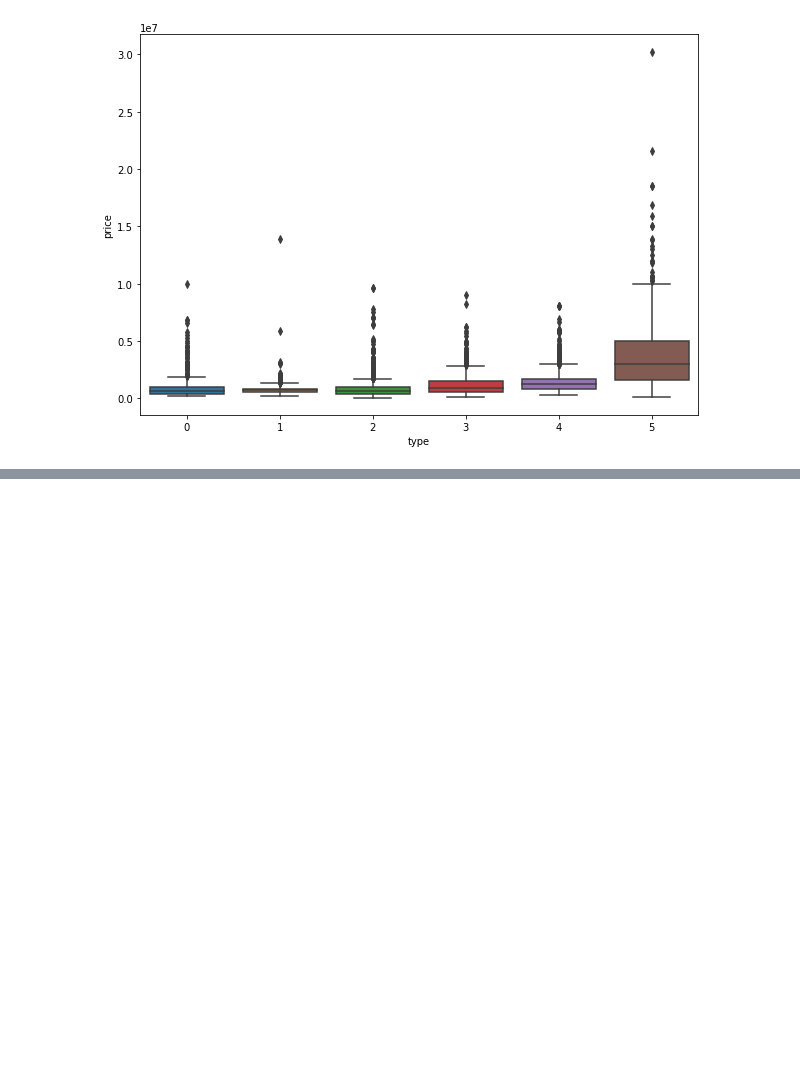
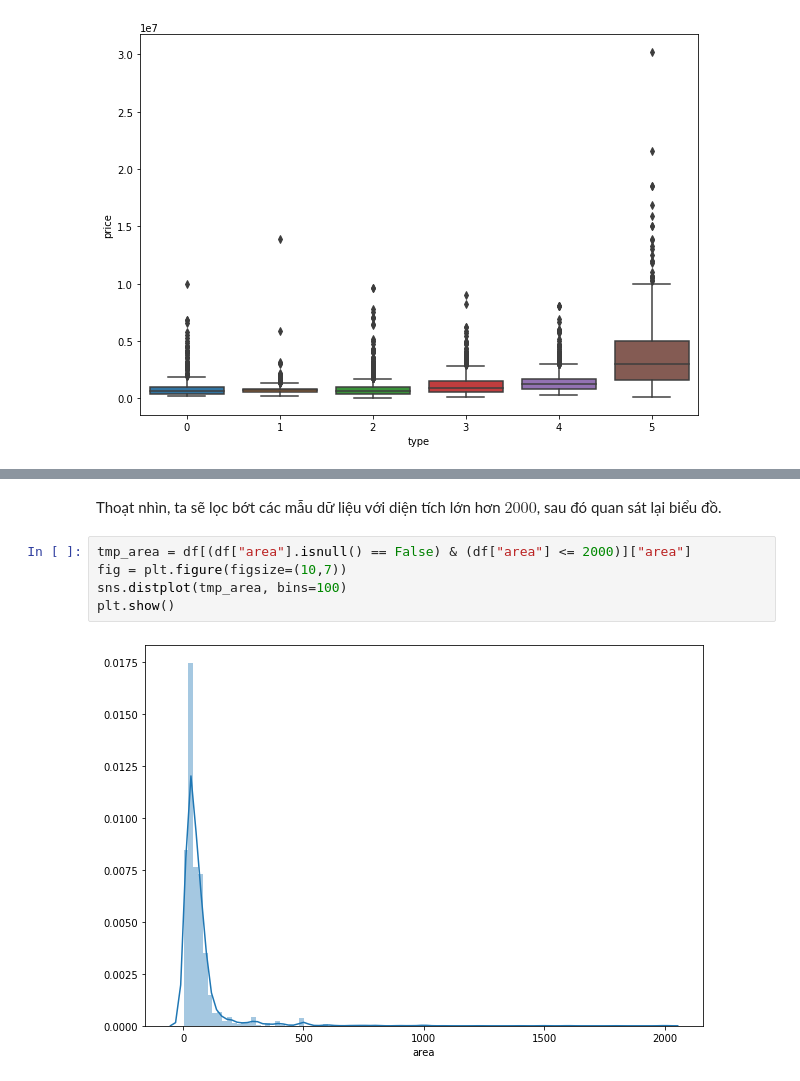
Before and after one commit to nguyen-quang-phu/projectDataScience, a Jupyter notebook: Model.ipynb, the cells around one changed output, grey strips where cells are left out. Saved outputs shown, nothing was run; the diff lists cells and outputs as text; blank space fills up the shorter version.

```diff
--- a/Model.ipynb
+++ b/Model.ipynb
@@ -272,0 +304,9 @@ plt.show()
+# %% [markdown]
+Thoạt nhìn, ta sẽ lọc bớt các mẫu dữ liệu với diện tích lớn hơn $2000$, sau đó quan sát lại biểu đồ.
+# %%
+tmp_area = df[(df["area"].isnull() == False) & (df["area"] <= 2000)]["area"]
+fig = plt.figure(figsize=(10,7))
+sns.distplot(tmp_area, bins=100)
+plt.show()
+# %% [output]
+[figure, added]
```
Also changed, not shown: parts of 19 cells of this notebook.
